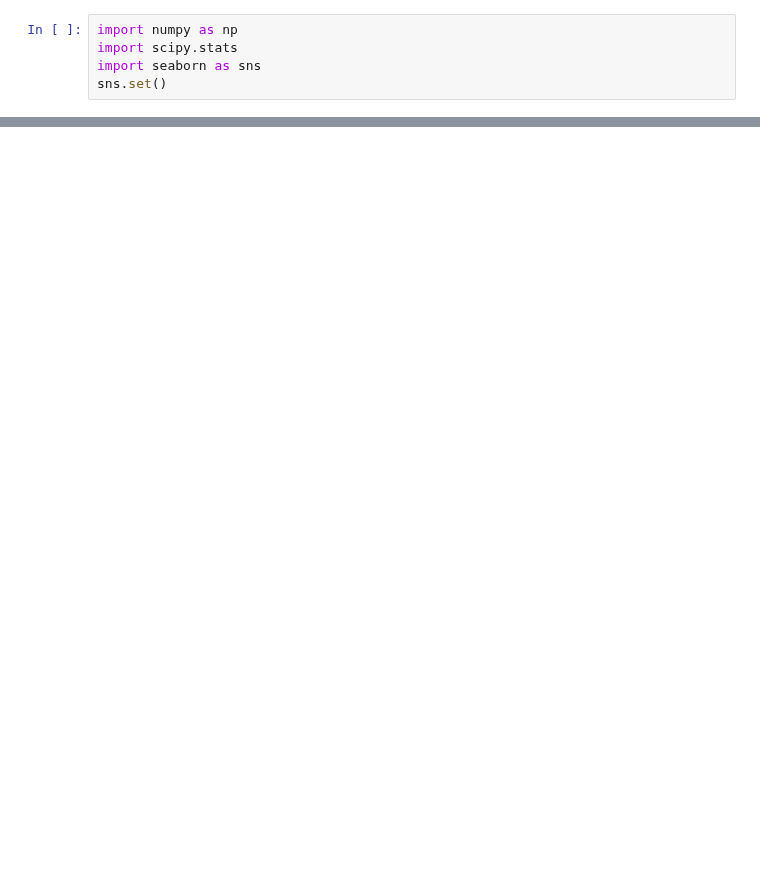
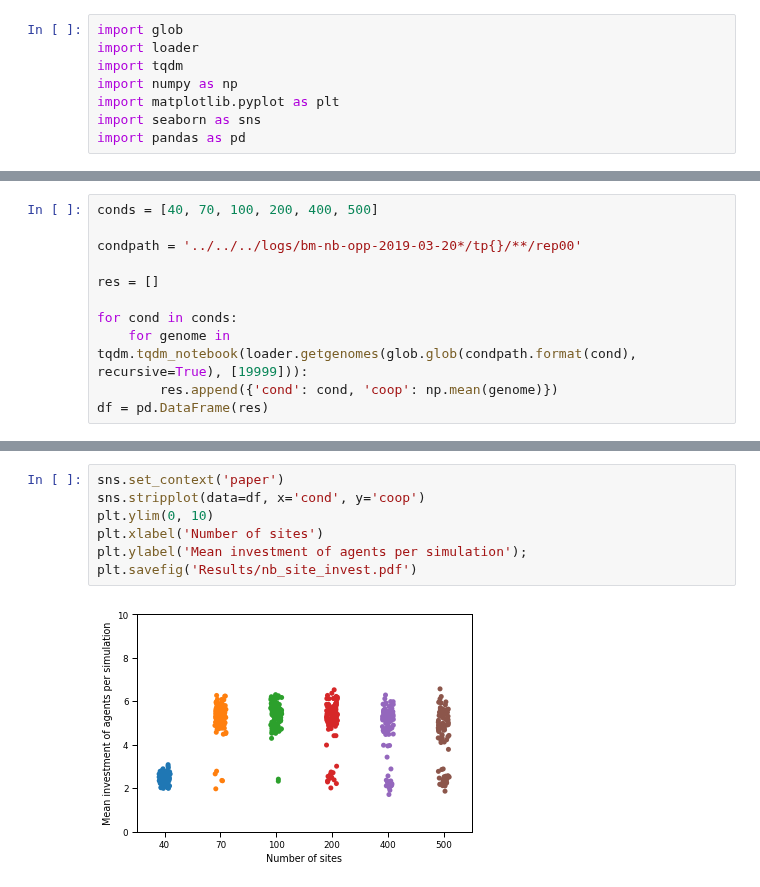
Before and after one commit to PaulEcoffet/roborobo3, a Jupyter notebook: roborobo3/notebooks/Untitled1.ipynb, the cells around one changed output, grey strips where cells are left out. Saved outputs shown, nothing was run; the diff lists cells and outputs as text; blank space fills up the shorter version.

```diff
--- a/roborobo3/notebooks/Untitled1.ipynb
+++ b/roborobo3/notebooks/Untitled1.ipynb
@@ -1,5 +1,8 @@
 # %%
+import glob
+import loader
+import tqdm
 import numpy as np
-import scipy.stats
+import matplotlib.pyplot as plt
 import seaborn as sns
-sns.set()
+import pandas as pd
@@ -41,0 +9,11 @@ sns.distplot(coefs, kde=False)
+# %%
+conds = [40, 70, 100, 200, 400, 500]
+
+condpath = '../../../logs/bm-nb-opp-2019-03-20*/tp{}/**/rep00'
+
+res = []
+
+for cond in conds:
+    for genome in tqdm.tqdm_notebook(loader.getgenomes(glob.glob(condpath.format(cond), recursive=True), [19999])):
+        res.append({'cond': cond, 'coop': np.mean(genome)})
+df = pd.DataFrame(res)
@@ -41,0 +27,9 @@ sns.distplot(coefs, kde=False)
+# %%
+sns.set_context('paper')
+sns.stripplot(data=df, x='cond', y='coop')
+plt.ylim(0, 10)
+plt.xlabel('Number of sites')
+plt.ylabel('Mean investment of agents per simulation');
+plt.savefig('Results/nb_site_invest.pdf')
+# %% [output]
+[figure, added]
```
Also changed, not shown: parts of 5 cells of this notebook, 22 other files.
